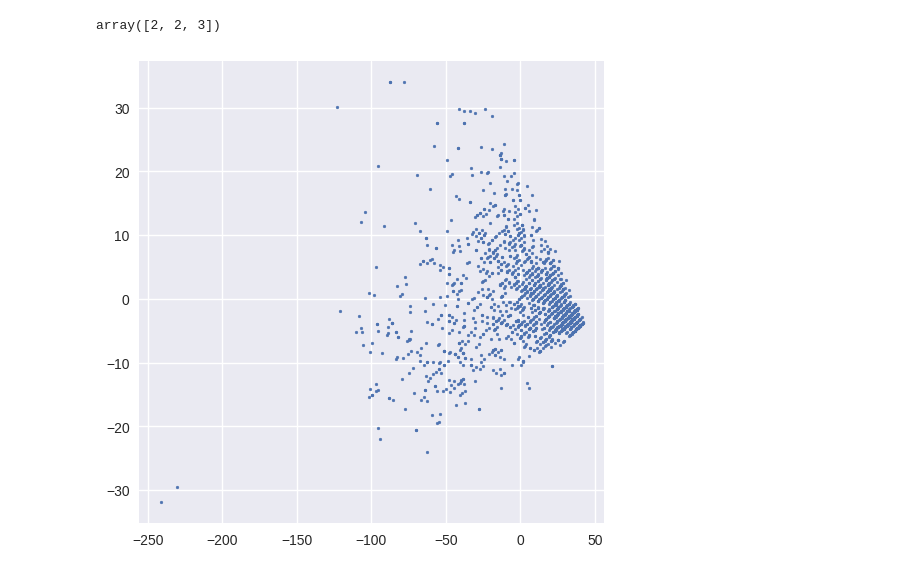
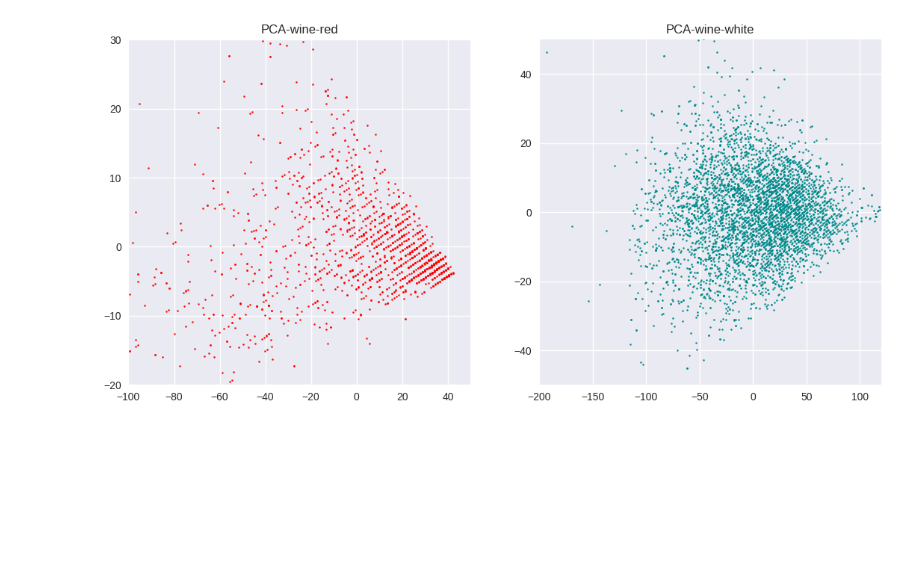
Before and after one commit to Eluctra/pattern-recognition, a Jupyter notebook: 实验/实验1/lab1.ipynb, the cells around one changed output. Drawn from its saved outputs; the diff is of its cells as text; code cells hidden in the pictures; blank space fills up the shorter version.

```diff
--- a/实验/实验1/lab1.ipynb
+++ b/实验/实验1/lab1.ipynb
@@ -3,7 +3,7 @@ import numpy as np
 import pandas as pd
 import matplotlib.pyplot as plt
 # %%
-DATAROOT = r'../模式识别实验课2023/课程实验说明/课题一-数据降维与分类实验/数据/'
+DATAROOT = r'./data/'
 wine_data = dict(
     red='winequality-red.csv',
     white='winequality-white.csv'
@@ -57,5 +33,0 @@ def LDA(data, label, n, c):
-# %%
-a = np.array([1, 2, 2, 3, 1, 3, 2, 1])
-a[np.array([1, 2, 3])]
-# %% [output]
-array([2, 2, 3])
@@ -64,7 +33,0 @@ tmp = PCA(wine_data['red'][:, 0:11], 2)
-# %%
-plt.style.use('seaborn')
-fig, ax = plt.subplots(1, 1, figsize=(6, 6))
-ax.scatter(tmp[:, 0], tmp[:, 1], s=4)
-plt.show()
-# %% [output]
-[figure, removed]
@@ -70,0 +71,40 @@ plt.show()
+# %%
+data = dict(
+    red=wine_data['red'][:, 0:-1],
+    white=wine_data['white'][:, 0:-1]
+)
+label = dict(
+    red=wine_data['red'][:, -1],
+    white=wine_data['white'][:, -1]
+)
+label['red'] -= np.min(label['red'])
+label['white'] -= np.min(label['white'])
+c = dict(
+    red=len(set(label['red'])),
+    white=len(set(label['white']))
+)
+# %%
+reduced_data = dict(
+    red=PCA(data['red'], 2),
+    white=PCA(data['white'], 2)
+)
+fig, axs = plt.subplots(1, 2, figsize=(13, 6))
+axs[0].set_title('PCA-wine-red')
+axs[1].set_title('PCA-wine-white')
+axs[0].set_xlim(-100, 50)
+axs[0].set_ylim(-20, 30)
+axs[1].set_xlim(-200, 120)
+axs[1].set_ylim(-50, 50)
+axs[0].scatter(
+    reduced_data['red'][:, 0],
+    reduced_data['red'][:, 1],
+    s=2, c='red'
+)
+axs[1].scatter(
+    reduced_data['white'][:, 0],
+    reduced_data['white'][:, 1],
+    s=2, c='darkcyan'
+)
+plt.show()
+# %% [output]
+[figure, added]
```
Also changed, not shown: parts of 4 cells of this notebook, 9 other files.
